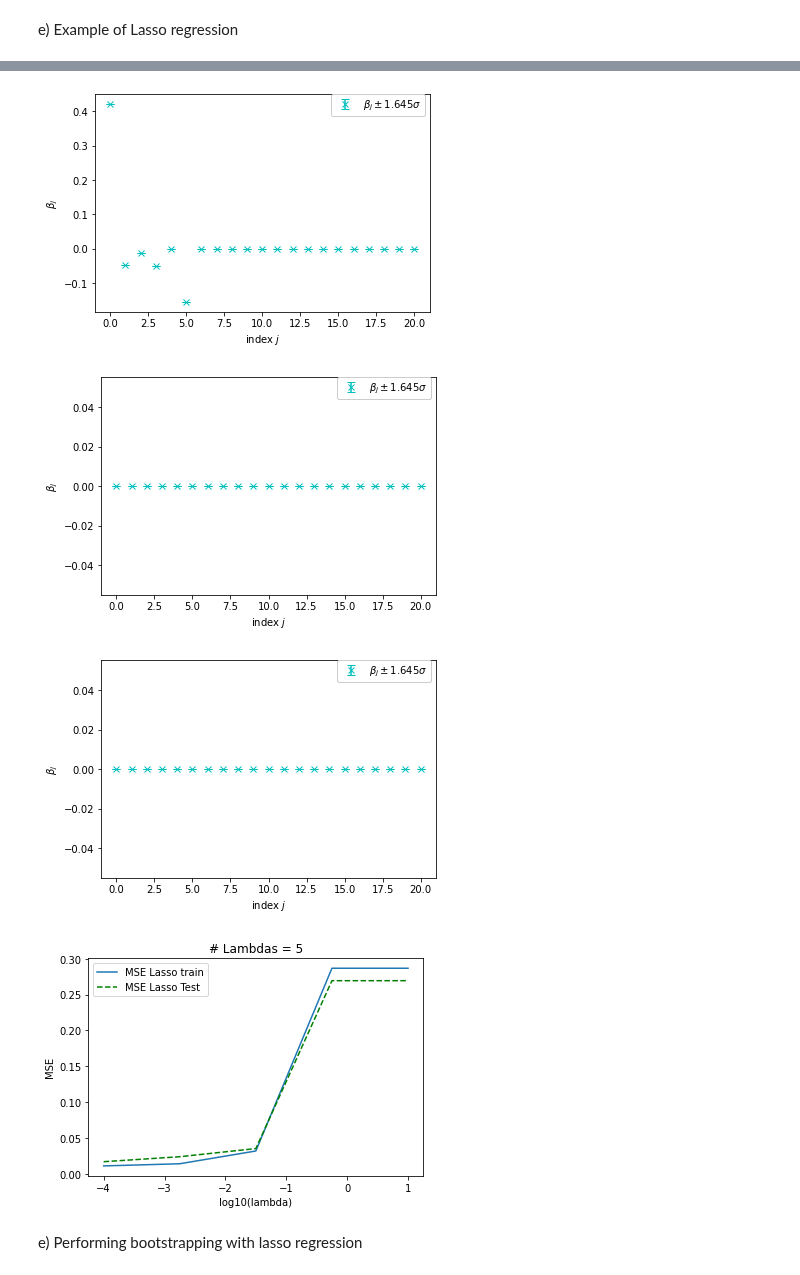
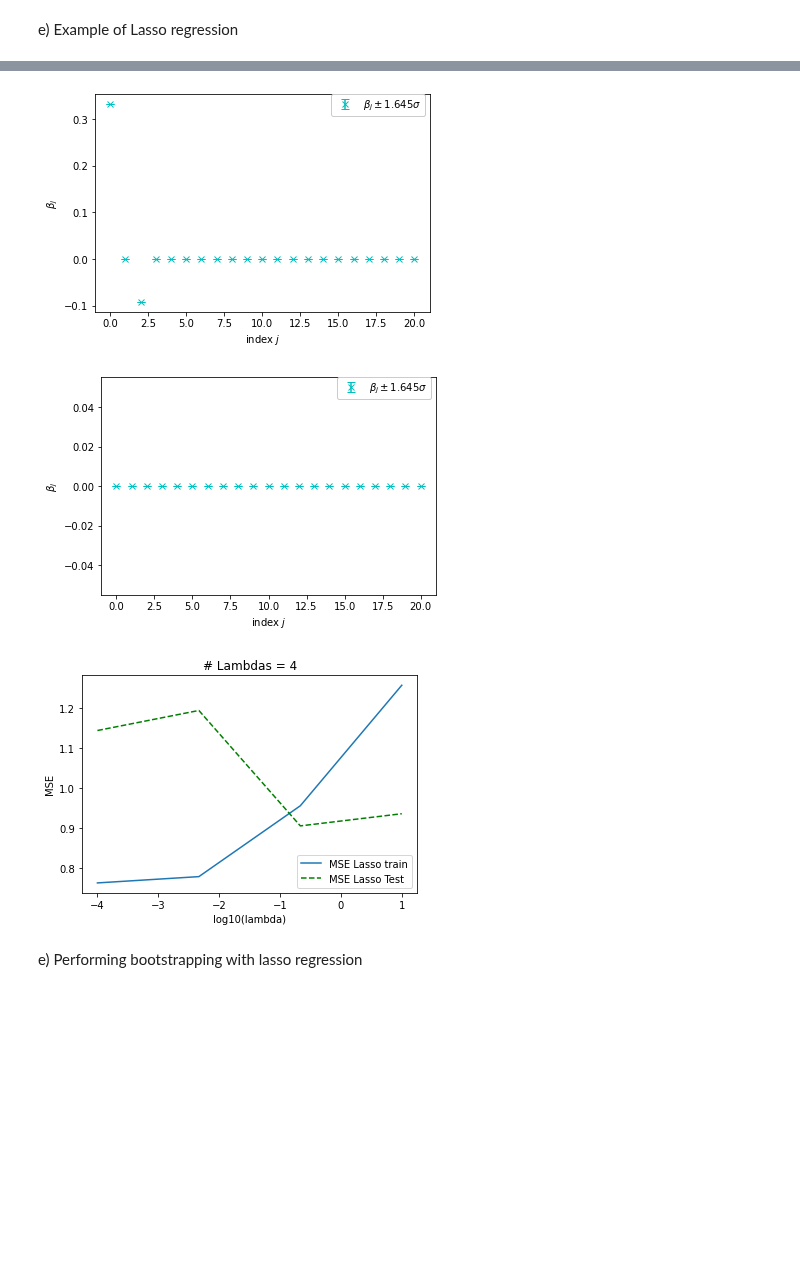
Before and after one commit to espentn/FYS-STK3155, a Jupyter notebook: FYS-STK3155.ipynb, the cells around one changed output, grey strips where cells are left out. Drawn from its saved outputs; the diff is of its cells as text; code cells hidden in the pictures; blank space fills up the shorter version.

```diff
--- a/FYS-STK3155.ipynb
+++ b/FYS-STK3155.ipynb
@@ -679,15 +640,16 @@ e) Example of Lasso regression
 # %%
 np.random.seed(26)
 
-sig2 = 0.1 # noise variance
+sig2 = 1 # noise variance
 degree = 5 # polynomial degree
 n = 10 # number of data points for each feature
 x1, x2, y = createDataPoints(n, sig2)
 X = createDesignMatrix(x1,x2,degree)
+nlambdas = 4
 
 X_train, X_test, y_train, y_test = train_test_split(X,y,test_size=0.3)
 X_train, X_test = Scale(X_train, X_test)
 
-_ = lassoRegression(X_train, X_test,y_train, y_test, nlambdas=5, plot=True)
+_ = lassoRegression(X_train, X_test,y_train, y_test, nlambdas=nlambdas, plot=True)
 # CIBeta(X=X_train, Beta=beta_lasso)
 # %% [output]
@@ -696,7 +658,6 @@ _ = lassoRegression(X_train, X_test,y_train, y_test, nlambdas=5, plot=True)
-[figure, old version]
+[figure, new version]
 [figure]
-[figure, old version]
+[figure, new version]
-[figure, removed]
 # %% [markdown]
 e) Performing bootstrapping with lasso regression
 # %%
```
Also changed, not shown: parts of 12 cells of this notebook.
